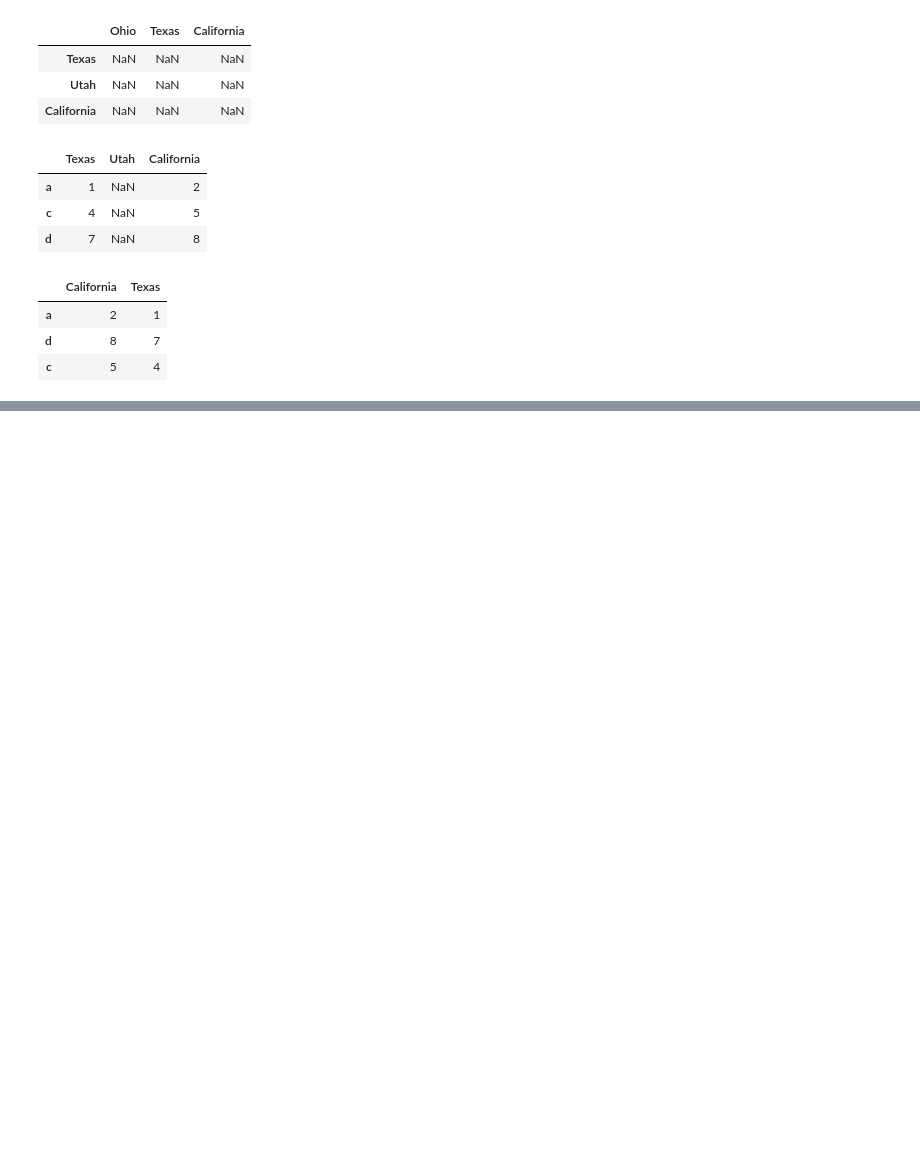
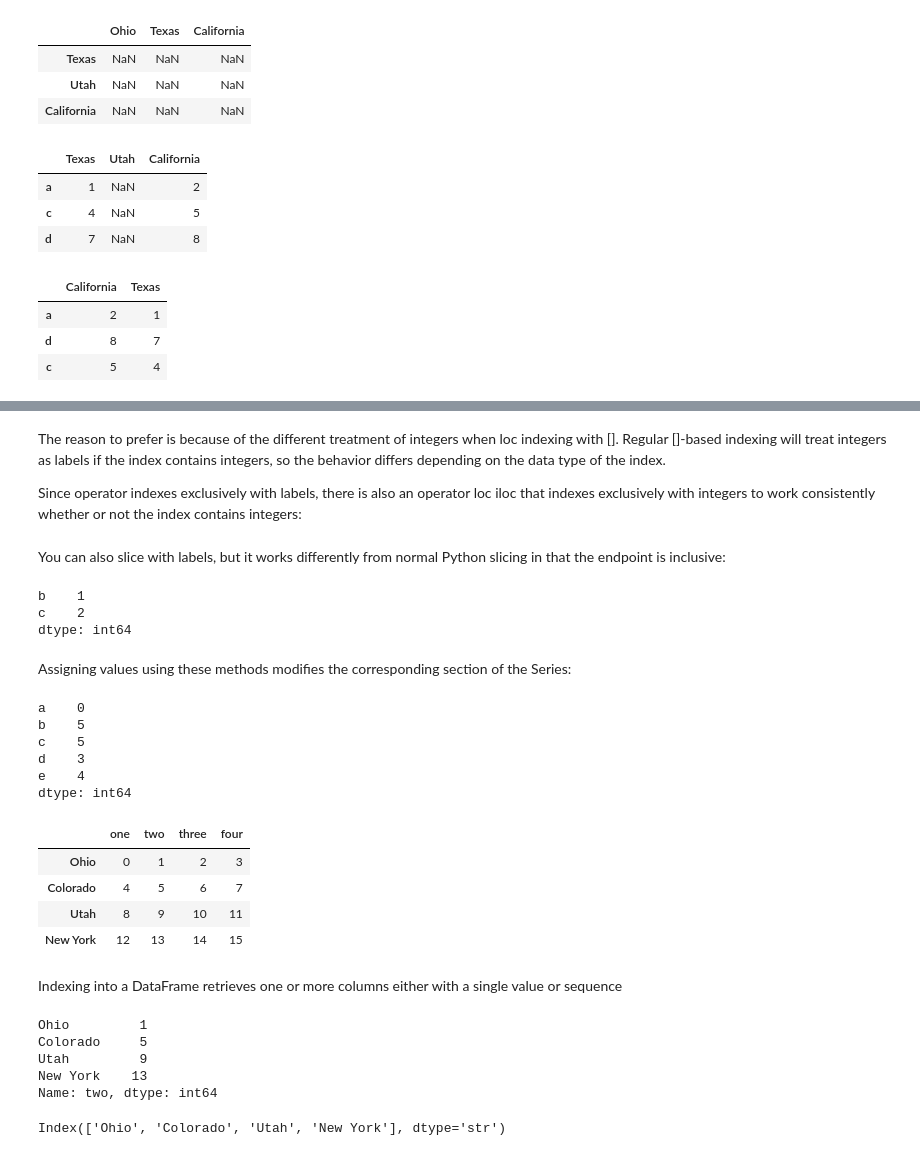
Before and after one commit to navneet-srivastava/python-data-analysis, a Jupyter notebook: pandas_tut.ipynb, the cells around one changed output, grey strips where cells are left out. Drawn from its saved outputs; the diff is of its cells as text; code cells hidden in the pictures; blank space fills up the shorter version.

```diff
--- a/pandas_tut.ipynb
+++ b/pandas_tut.ipynb
@@ -800,0 +925,64 @@ frame.loc[["a", "d", "c"], ["California", "Texas"]] # reindexing with loc
+# %% [markdown]
+The reason to prefer
+is because of the different treatment of integers when
+loc
+indexing with []. Regular []-based indexing will treat integers as labels if the index
+contains integers, so the behavior differs depending on the data type of the index.
+
+
+Since
+operator indexes exclusively with labels, there is also an
+operator
+loc
+iloc
+that indexes exclusively with integers to work consistently whether or not the index
+contains integers:
+# %% [markdown]
+You can also slice with labels, but it works differently from normal
+Python slicing in that the endpoint is inclusive:
+# %%
+obj.loc["b":"c"]
+# %% [output]
+b    1
+c    2
+dtype: int64
+# %% [markdown]
+Assigning values using these methods modifies the corresponding section of the
+Series:
+# %%
+obj.loc["b":"c"] = 5
+
+obj
+# %% [output]
+a    0
+b    5
+c    5
+d    3
+e    4
+dtype: int64
+# %%
+data = pd.DataFrame(np.arange(16).reshape((4, 4)),
+index=["Ohio", "Colorado", "Utah", "New York"],
+columns=["one", "two", "three", "four"])
+data
+# %% [output]
+|  | one | two | three | four |
+| Ohio | 0 | 1 | 2 | 3 |
+| Colorado | 4 | 5 | 6 | 7 |
+| Utah | 8 | 9 | 10 | 11 |
+| New York | 12 | 13 | 14 | 15 |
+# %% [markdown]
+Indexing into a DataFrame retrieves one or more columns either with a single value
+or sequence
+# %%
+data["two"]
+# %% [output]
+Ohio         1
+Colorado     5
+Utah         9
+New York    13
+Name: two, dtype: int64
+# %%
+data.index
+# %% [output]
+Index(['Ohio', 'Colorado', 'Utah', 'New York'], dtype='str')
```
Also changed, not shown: parts of 34 cells of this notebook, 2 other files.
